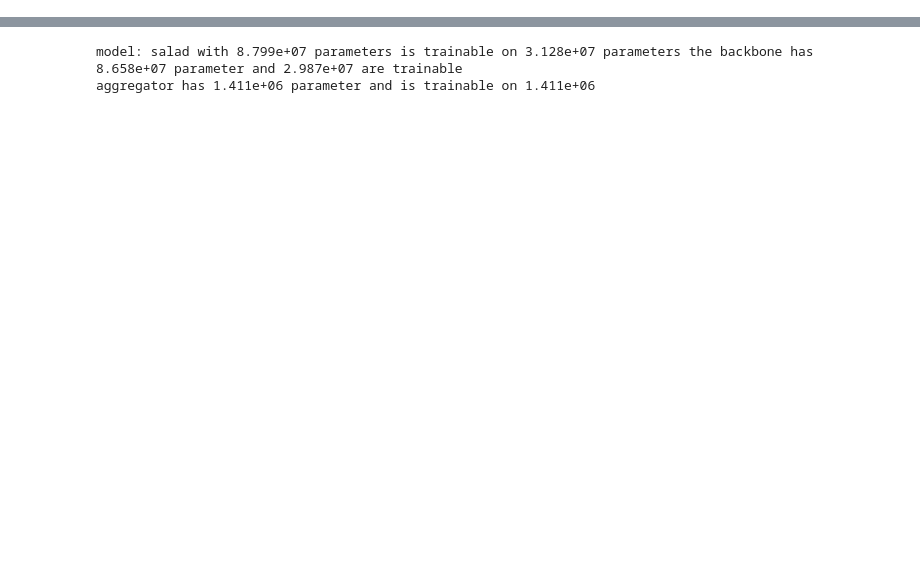
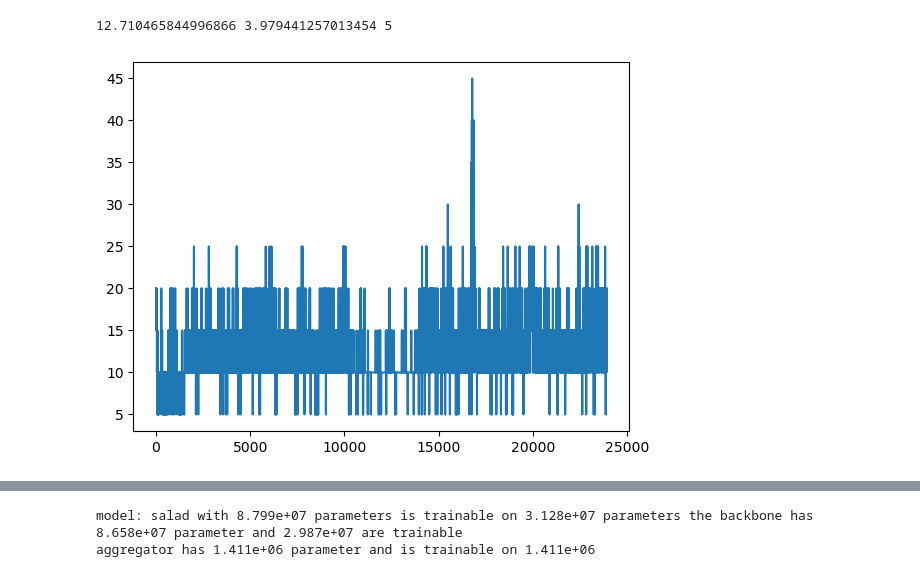
Before and after one commit to Olafv01/reference-set-fine-tuning, a Jupyter notebook: TSNE_visualization.ipynb, the cells around one changed output, grey strips where cells are left out. Saved outputs shown, nothing was run; the diff lists cells and outputs as text; code cells hidden in the pictures; blank space fills up the shorter version.

Commit message:
almost done, only visualization clean up needed

```diff
--- a/TSNE_visualization.ipynb
+++ b/TSNE_visualization.ipynb
@@ -107,3 +115,28 @@ train_dataloader=torch.utils.data.DataLoader(dataset=train_ds, num_workers=4,
                                  batch_size=16,
                                  pin_memory=True,
                                  drop_last=False)
+# %%
+import pickle as pk
+amount_of_test_features=1000000
+use_queries=True
+args.infer_batch_size=16
+n_batches=int(amount_of_test_features//args.infer_batch_size)
+# dim_reduction = pk.load(open("pca_gsv_64k.pkl",'rb'))
+# %%
+wanted_datasets=["nordland","eynsham"]
+# %%
+max_dist_threshold=102
+positives={}
+positive_stds={}
+for dataset_name in wanted_datasets:
+    positives[dataset_name]=[]
+    positive_stds[dataset_name]=[]
+    args.dataset_name=dataset_name
+    for threshold in range(0,max_dist_threshold):
+        args.val_positives_dist_threshold=threshold
+        args.train_positives_dist_threshold=threshold
+        dataset=TripletsDataset(args,datasets_folder="/scratch/mzaffar/olaf/datasets_vg/datasets",dataset_name=dataset_name,split='test')
+        positives[dataset_name].append(dataset.avg_hardpositives)
+        positive_stds[dataset_name].append(dataset.std_hardpositives)
+        num_pos=dataset.num_hardpositives
+        del dataset
@@ -109,0 +161,4 @@ train_dataloader=torch.utils.data.DataLoader(dataset=train_ds, num_workers=4,
+# %%
+
+positives_testset=torch.load("avg_positives_per_range100_tests.pth")
+std_positives_testset=torch.load("std_positives_per_range100_tests.pth")
@@ -109,0 +168,7 @@ train_dataloader=torch.utils.data.DataLoader(dataset=train_ds, num_workers=4,
+# %%
+plt.figure(figsize=[6,6])
+plt.plot(positives)
+plt.plot(positives_testset["eynsham"])
+# %% [output]
+12.710465844996866 3.979441257013454 5
+[figure, added]
```
Also changed, not shown: parts of 31 cells of this notebook, 11 other files.
